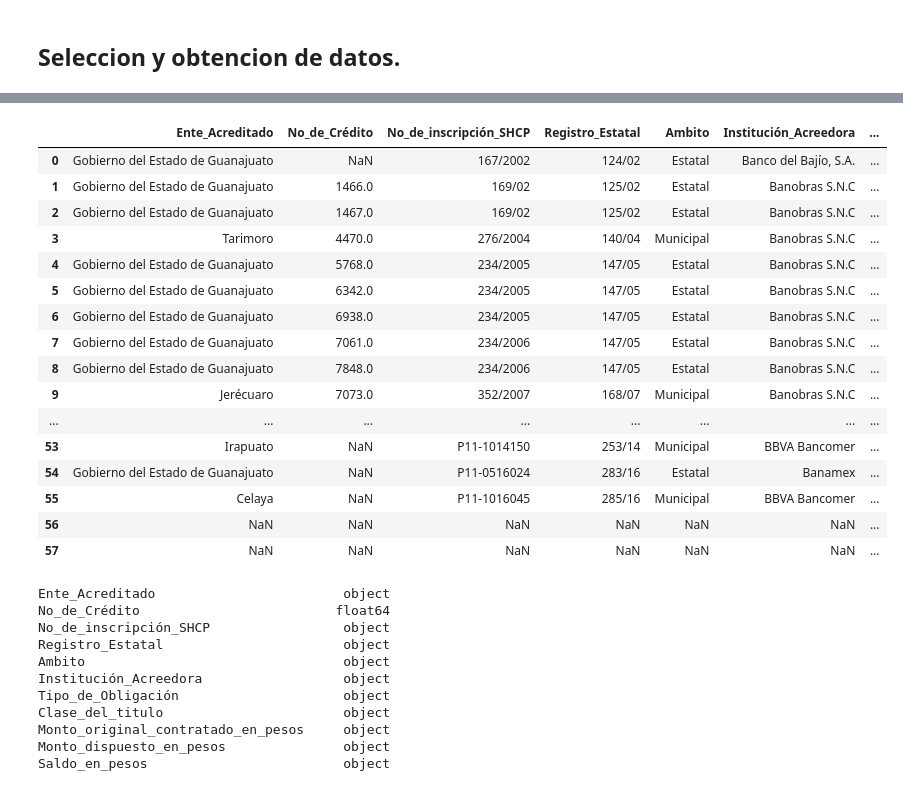
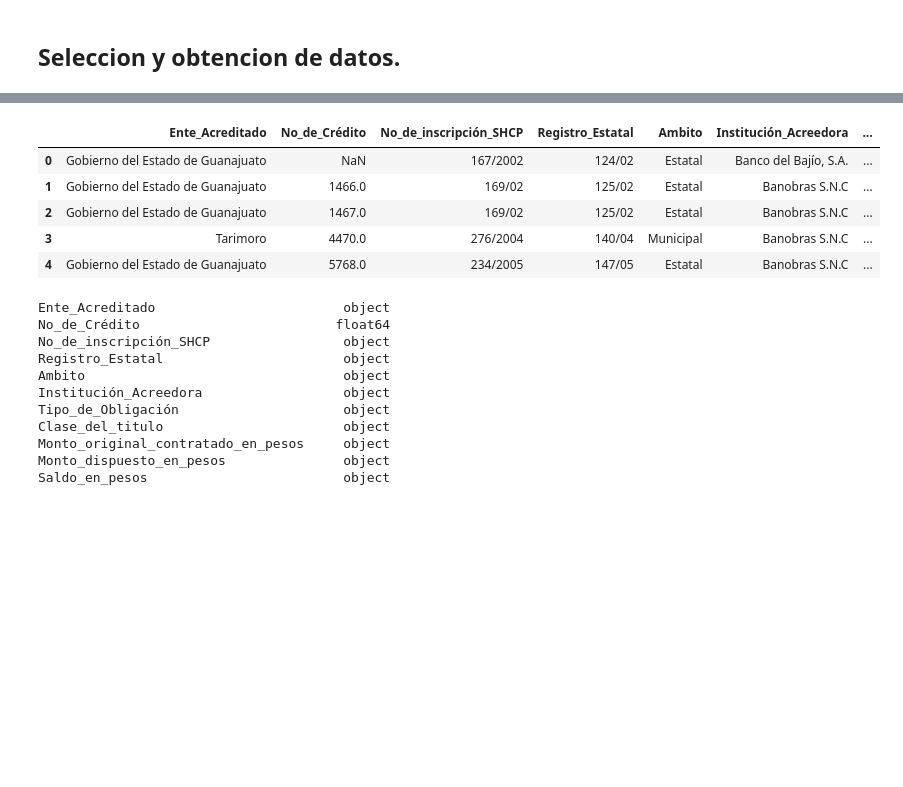
Before and after one commit to Edgar-La/hacking-civico, a Jupyter notebook: proyecto/proyecto-hacking-civico.ipynb, the cells around one changed output, grey strips where cells are left out. Drawn from its saved outputs; the diff is of its cells as text; code cells hidden in the pictures; blank space fills up the shorter version.

```diff
--- a/proyecto/proyecto-hacking-civico.ipynb
+++ b/proyecto/proyecto-hacking-civico.ipynb
@@ -58,45 +58,36 @@ Datos.columns = Datos.columns.str.replace(')', '')
 for t in Datos.Monto_original_contratado_en_pesos:
     Datos.Monto_original_contratado_en_pesos = Datos.Monto_original_contratado_en_pesos.str.replace('$', '')
     Datos.Monto_original_contratado_en_pesos = Datos.Monto_original_contratado_en_pesos.str.replace(',', '')
 Datos['Monto_original_contratado_en_pesos'] = Datos['Monto_original_contratado_en_pesos'].fillna(0)                         ### Nuevo comando  ###
 
 for t in Datos.Monto_dispuesto_en_pesos:
     Datos.Monto_dispuesto_en_pesos = Datos.Monto_dispuesto_en_pesos.str.replace('$', '')
     Datos.Monto_dispuesto_en_pesos = Datos.Monto_dispuesto_en_pesos.str.replace(',', '')
     #Datos.Monto_dispuesto_en_pesos = Datos.Monto_dispuesto_en_pesos.str.replace('NaN', '0')
     Datos.Monto_dispuesto_en_pesos = Datos.Monto_dispuesto_en_pesos.str.replace('Total', '0')
 Datos['Monto_dispuesto_en_pesos'] = Datos['Monto_dispuesto_en_pesos'].fillna(0)
 
 for t in Datos.Saldo_en_pesos	:
     Datos.Saldo_en_pesos = Datos.Saldo_en_pesos.str.replace('$', '')
     Datos.Saldo_en_pesos = Datos.Saldo_en_pesos.str.replace(',', '')
 Datos['Saldo_en_pesos'] = Datos['Saldo_en_pesos'].fillna(0)
 
 #Limpieza minima a dato extra excrito
 for t in Datos.Plazo_máximo_meses:
   Datos.Plazo_máximo_meses = Datos.Plazo_máximo_meses.str.replace(' meses', '')
 
+Datos['Fecha_de_Contratación'] = Datos['Fecha_de_Contratación'].fillna(0)
 Datos['Fecha_de_Vencimiento'] = Datos['Fecha_de_Vencimiento'].fillna(0)
 
-Datos   #Muestra cabecera
+Datos.head()   #Muestra cabecera
+#Datos         #Muestra el DataFrame completo
 # %% [output]
 |  | Ente_Acreditado | No_de_Crédito | No_de_inscripción_SHCP | Registro_Estatal | Ambito | Institución_Acreedora | ... |
 | 0 | Gobierno del Estado de Guanajuato | NaN | 167/2002 | 124/02 | Estatal | Banco del Bajío, S.A. | ... |
 | 1 | Gobierno del Estado de Guanajuato | 1466.0 | 169/02 | 125/02 | Estatal | Banobras S.N.C | ... |
 | 2 | Gobierno del Estado de Guanajuato | 1467.0 | 169/02 | 125/02 | Estatal | Banobras S.N.C | ... |
 | 3 | Tarimoro | 4470.0 | 276/2004 | 140/04 | Municipal | Banobras S.N.C | ... |
 | 4 | Gobierno del Estado de Guanajuato | 5768.0 | 234/2005 | 147/05 | Estatal | Banobras S.N.C | ... |
-| 5 | Gobierno del Estado de Guanajuato | 6342.0 | 234/2005 | 147/05 | Estatal | Banobras S.N.C | ... |
-| 6 | Gobierno del Estado de Guanajuato | 6938.0 | 234/2005 | 147/05 | Estatal | Banobras S.N.C | ... |
-| 7 | Gobierno del Estado de Guanajuato | 7061.0 | 234/2006 | 147/05 | Estatal | Banobras S.N.C | ... |
-| 8 | Gobierno del Estado de Guanajuato | 7848.0 | 234/2006 | 147/05 | Estatal | Banobras S.N.C | ... |
-| 9 | Jerécuaro | 7073.0 | 352/2007 | 168/07 | Municipal | Banobras S.N.C | ... |
-| ... | ... | ... | ... | ... | ... | ... | ... |
-| 53 | Irapuato | NaN | P11-1014150 | 253/14 | Municipal | BBVA Bancomer | ... |
-| 54 | Gobierno del Estado de Guanajuato | NaN | P11-0516024 | 283/16 | Estatal | Banamex | ... |
-| 55 | Celaya | NaN | P11-1016045 | 285/16 | Municipal | BBVA Bancomer | ... |
-| 56 | NaN | NaN | NaN | NaN | NaN | NaN | ... |
-| 57 | NaN | NaN | NaN | NaN | NaN | NaN | ... |
 # %%
 #Podemos notar que los valores que nos interesan siguen siendo tipo object
 Datos.dtypes
```
Also changed, not shown: parts of 18 cells of this notebook.
